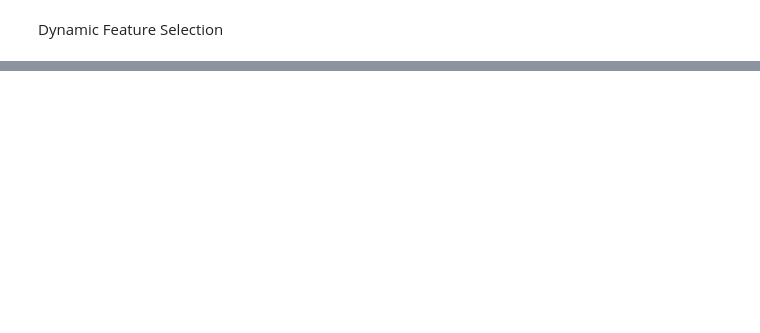
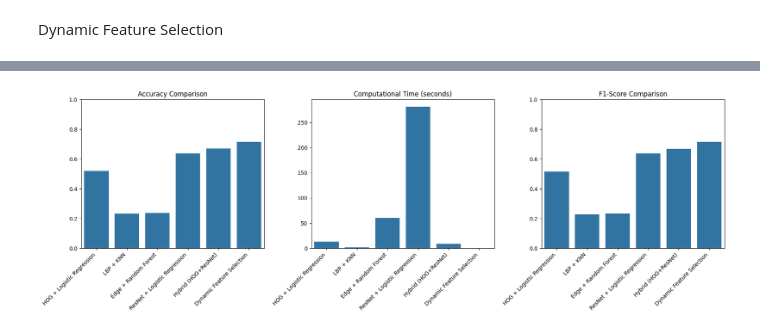
Before and after one commit to sathvikvalivety/ML-ASSIGNMENT, a Jupyter notebook: part2/ass.ipynb, the cells around one changed output, grey strips where cells are left out. Drawn from its saved outputs; the diff is of its cells as text; code cells hidden in the pictures; blank space fills up the shorter version.

```diff
--- a/part2/ass.ipynb
+++ b/part2/ass.ipynb
@@ -371,0 +561,12 @@ plt.show()
+# %%
+# =============================================
+# 1. Performance Metrics Calculation
+# =============================================
+def evaluate_model(y_true, y_pred, method_name):
+    return {
+        "Method": method_name,
+        "Accuracy": accuracy_score(y_true, y_pred),
+        "Precision": precision_score(y_true, y_pred, average='macro'),
+        "Recall": recall_score(y_true, y_pred, average='macro'),
+        "F1-Score": f1_score(y_true, y_pred, average='macro')
+    }
@@ -371,0 +690,30 @@ plt.show()
+# %%
+# =============================================
+# 6. Visualization
+# =============================================
+plt.figure(figsize=(18, 6))
+
+# Accuracy Comparison
+plt.subplot(1, 3, 1)
+sns.barplot(x=[r["Method"] for r in results], y=[r["Accuracy"] for r in results])
+plt.title("Accuracy Comparison")
+plt.xticks(rotation=45, ha='right')
+plt.ylim(0, 1)
+
+# Time Comparison
+plt.subplot(1, 3, 2)
+sns.barplot(x=list(timings.keys()), y=list(timings.values()))
+plt.title("Computational Time (seconds)")
+plt.xticks(rotation=45, ha='right')
+
+# F1-Score Comparison
+plt.subplot(1, 3, 3)
+sns.barplot(x=[r["Method"] for r in results], y=[r["F1-Score"] for r in results])
+plt.title("F1-Score Comparison")
+plt.xticks(rotation=45, ha='right')
+plt.ylim(0, 1)
+
+plt.tight_layout()
+plt.show()
+# %% [output]
+[figure, added]
```
Also changed, not shown: parts of 35 cells of this notebook.
